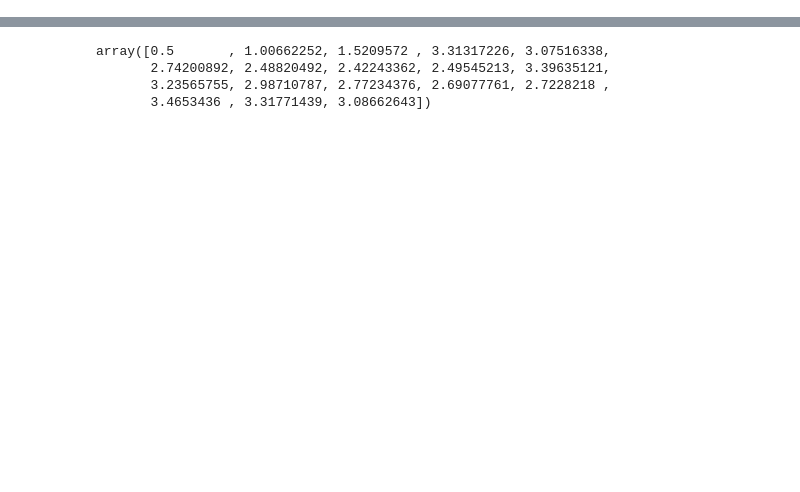
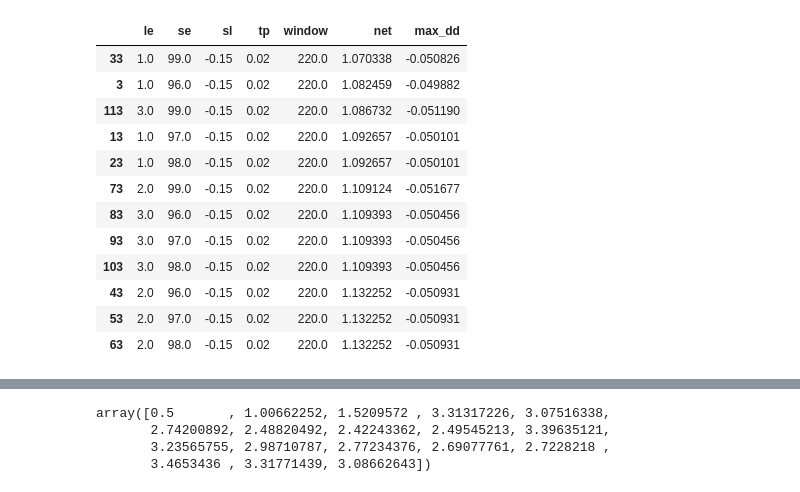
Before and after one commit to mscbr/algo_pairs, a Jupyter notebook: modules/IterativeBackterster.ipynb, the cells around one changed output, grey strips where cells are left out. Saved outputs shown, nothing was run; the diff lists cells and outputs as text; code cells hidden in the pictures; blank space fills up the shorter version.

```diff
--- a/modules/IterativeBackterster.ipynb
+++ b/modules/IterativeBackterster.ipynb
@@ -637,0 +719,16 @@ backtester.backtest_pair(start_date="2022-06-27 19:15:00",
+# %%
+backtester.opt_overview.loc[backtester.opt_overview.window == 220].sort_values(['net'])
+# %% [output]
+|  | le | se | sl | tp | window | net | max_dd |
+| 33 | 1.0 | 99.0 | -0.15 | 0.02 | 220.0 | 1.070338 | -0.050826 |
+| 3 | 1.0 | 96.0 | -0.15 | 0.02 | 220.0 | 1.082459 | -0.049882 |
+| 113 | 3.0 | 99.0 | -0.15 | 0.02 | 220.0 | 1.086732 | -0.051190 |
+| 13 | 1.0 | 97.0 | -0.15 | 0.02 | 220.0 | 1.092657 | -0.050101 |
+| 23 | 1.0 | 98.0 | -0.15 | 0.02 | 220.0 | 1.092657 | -0.050101 |
+| 73 | 2.0 | 99.0 | -0.15 | 0.02 | 220.0 | 1.109124 | -0.051677 |
+| 83 | 3.0 | 96.0 | -0.15 | 0.02 | 220.0 | 1.109393 | -0.050456 |
+| 93 | 3.0 | 97.0 | -0.15 | 0.02 | 220.0 | 1.109393 | -0.050456 |
+| 103 | 3.0 | 98.0 | -0.15 | 0.02 | 220.0 | 1.109393 | -0.050456 |
+| 43 | 2.0 | 96.0 | -0.15 | 0.02 | 220.0 | 1.132252 | -0.050931 |
+| 53 | 2.0 | 97.0 | -0.15 | 0.02 | 220.0 | 1.132252 | -0.050931 |
+| 63 | 2.0 | 98.0 | -0.15 | 0.02 | 220.0 | 1.132252 | -0.050931 |
```
Also changed, not shown: parts of 11 cells of this notebook.
